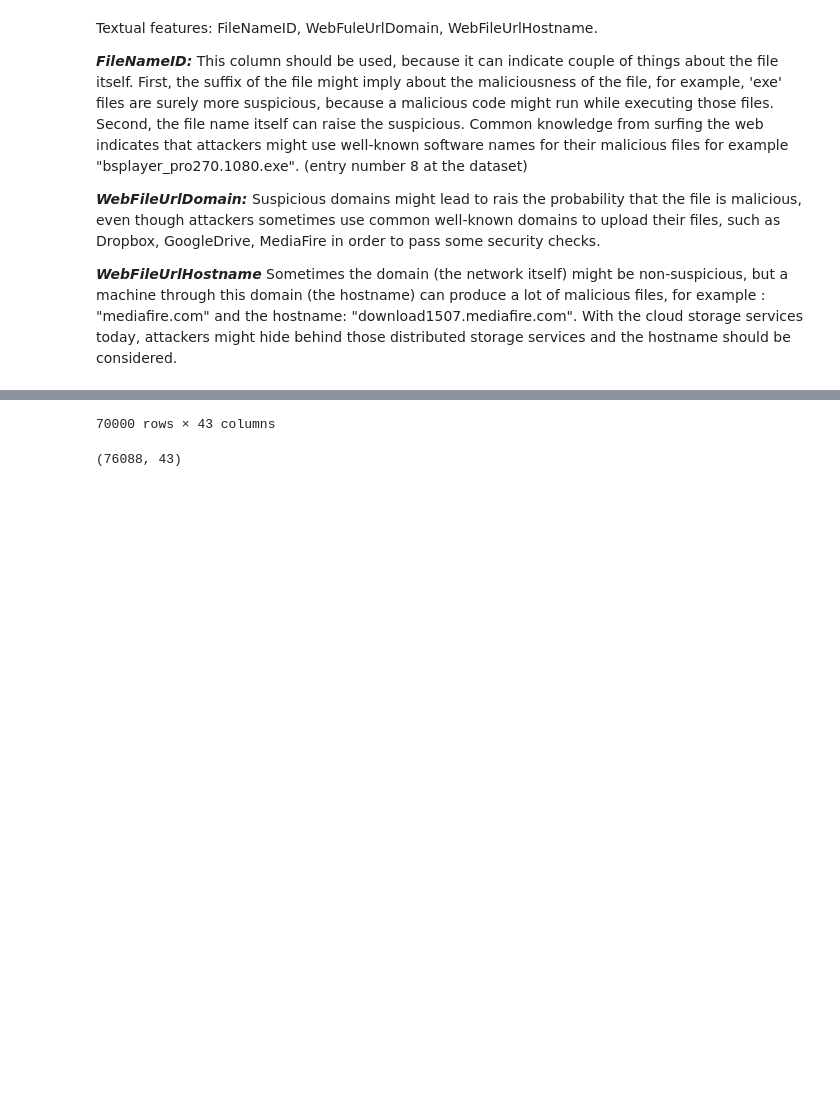
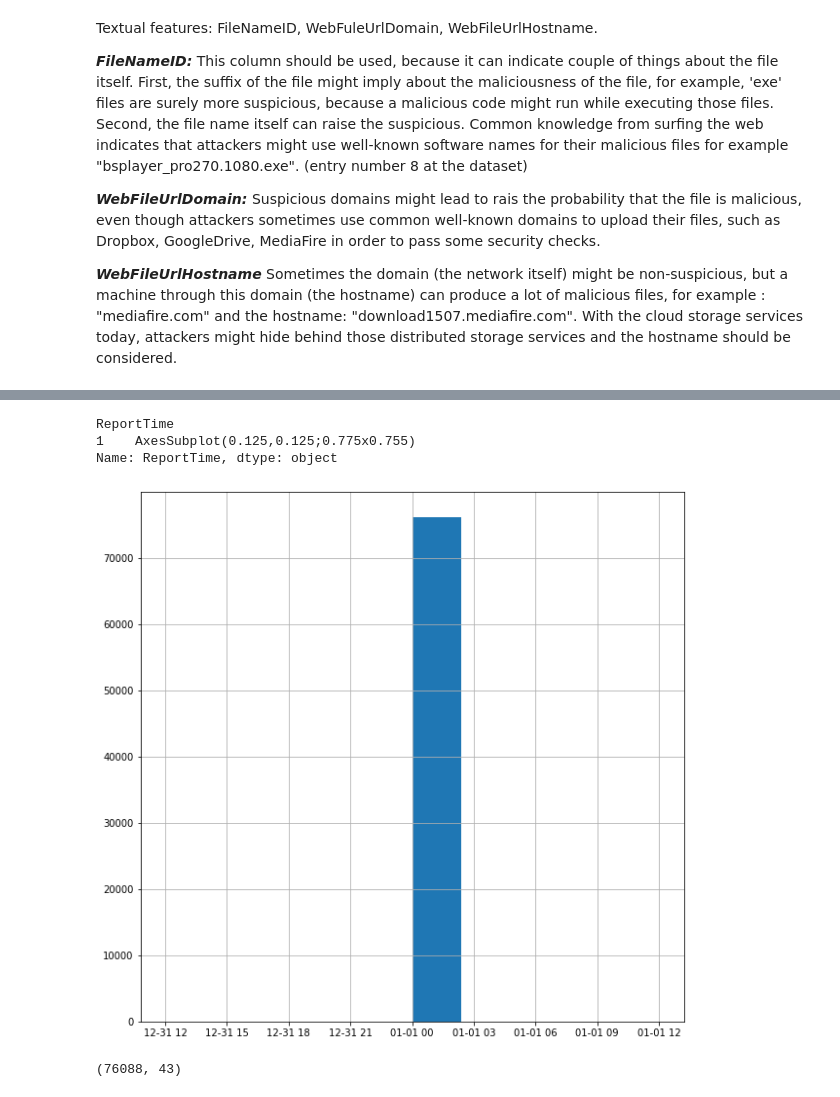
Before and after one commit to NitCoh/TextAnalysisForBigData, a Jupyter notebook: Big_Data_Analysis_for_Cyber_Security_Text_Analysis.ipynb, the cells around one changed output, grey strips where cells are left out. Saved outputs shown, nothing was run; the diff lists cells and outputs as text; code cells hidden in the pictures; blank space fills up the shorter version.

```diff
--- a/Big_Data_Analysis_for_Cyber_Security_Text_Analysis.ipynb
+++ b/Big_Data_Analysis_for_Cyber_Security_Text_Analysis.ipynb
@@ -92,9 +139,10 @@ def dump_time(st):
 # df.ReportTime = df.ReportTime.apply(dump_time)
 # df.head(n=3)
 
-df.ReportTime = pd.to_datetime(df.ReportTime)
 
-df_group_by_time = df.groupby(df.ReportTime.dt.day)
-# df_group_by_time.shape()
-df_group_by_time.head(n=70000)
+
+fig = plt.figure(figsize = (10,10))
+ax = fig.gca()
+
+df_group_by_time.ReportTime.hist(ax=ax)
 # %% [output]
@@ -113,4 +149,7 @@ df_group_by_time.head(n=70000)
-70000 rows × 43 columns
+ReportTime
+1    AxesSubplot(0.125,0.125;0.775x0.755)
+Name: ReportTime, dtype: object
+[figure, added]
 # %%
 df.shape
 # %% [output]
```
Also changed, not shown: parts of 17 cells of this notebook.
